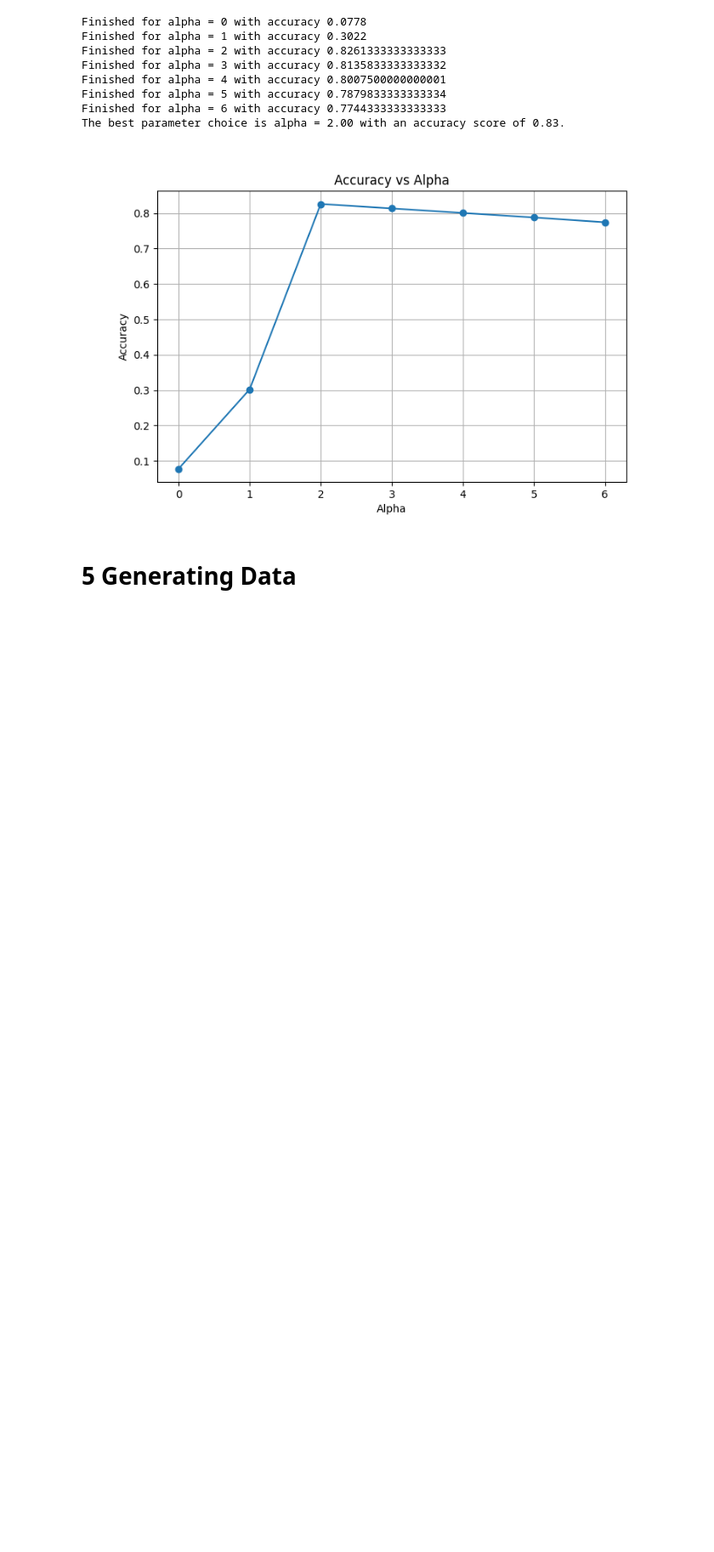
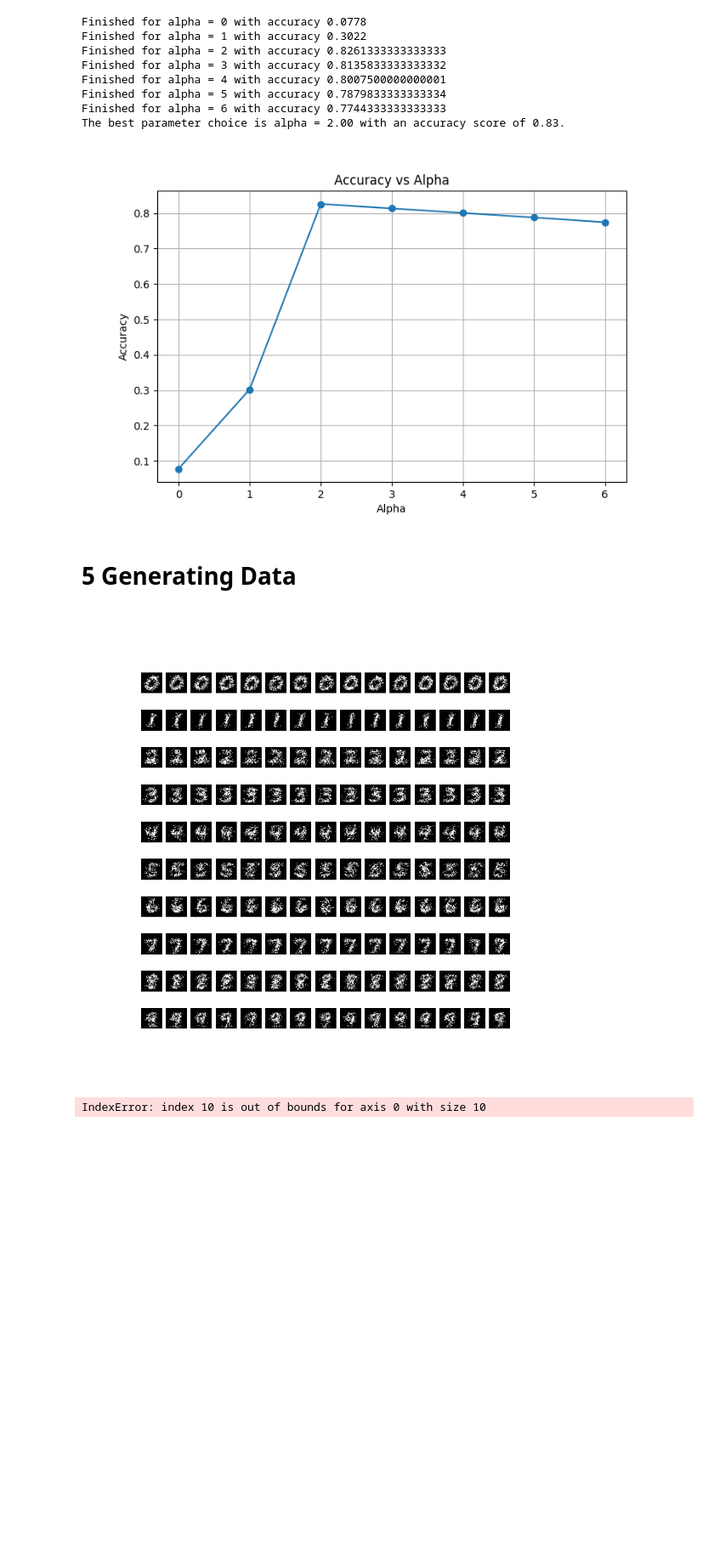
Before and after one commit to abisliouk/-IE675b-machine-learning, a Jupyter notebook: a01-nb.ipynb, the cells around one changed output. Shown at 85% size. Saved outputs shown, nothing was run; the diff lists cells and outputs as text; code cells hidden in the pictures; blank space fills up the shorter version.

```diff
--- a/a01-nb.ipynb
+++ b/a01-nb.ipynb
@@ -619,3 +617,57 @@ def nb_generate(model, ygen):
             # Sample from the categorical distribution
             Xgen[i, d] = np.random.choice(range(K), p=probs)
     return Xgen
+# %%
+import numpy as np
+import matplotlib.pyplot as plt
+
+alphas = [1, 2, 10, 50]  # Different alpha values to test
+num_digits_per_class = 15  # Number of digits to generate for each class
+num_classes = 10  # For MNIST, we have 10 classes (0-9)
+
+# Function to show digits in a grid
+def showdigits(X, y):
+    fig, axes = plt.subplots(10, 15, figsize=(10, 10))
+    for i, ax in enumerate(axes.flat):
+        ax.imshow(X[i].reshape(28, 28), cmap='gray')  # Adjust the shape as necessary for your data
+        ax.axis('off')
+    plt.show()
+
+# Loop through the different alpha values and generate/plot digits for each
+for alpha in alphas:
+    # Train the Naive Bayes model with the current alpha
+    model_nb = nb_train(X, y, alpha=alpha)
+
+    # Cell 1: Generate digits for each class
+    ygen = np.repeat(np.arange(num_classes), num_digits_per_class)
+    Xgen = nb_generate(model_nb, ygen)
+
+    plt.figure()
+    showdigits(Xgen, ygen)
+    plt.suptitle(f"Generated digits for each class (alpha={alpha})")
+
+    # Cell 2: Most likely value of each feature per class
+    ymax = np.arange(num_classes)
+    Xmax = np.zeros((num_classes, X.shape[1]))
+    for c in range(num_classes):
+        Xmax[c,] = np.apply_along_axis(np.argmax, 1, model_nb["logcls"][c, :, :])
+
+    plt.figure()
+    showdigits(Xmax, ymax)
+    plt.suptitle(f"Most likely value of each feature per class (alpha={alpha})")
+
+    # Cell 3: Expected value of each feature per class
+    ymean = np.arange(num_classes)
+    Xmean = np.zeros((num_classes, X.shape[1]))
+    for c in range(num_classes):
+        Xmean[c,] = np.apply_along_axis(
+            np.sum, 1, np.exp(model_nb["logcls"][c, :, :]) * np.arange(256)
+        )
+
+    plt.figure()
+    showdigits(Xmean, ymean)
+    plt.suptitle(f"Expected value of each feature per class (alpha={alpha})")
+# %% [output]
+[figure, added]
+IndexError: index 10 is out of bounds for axis 0 with size 10
+[figure, added]
```
Also changed, not shown: parts of 7 cells of this notebook, 3 other files.
